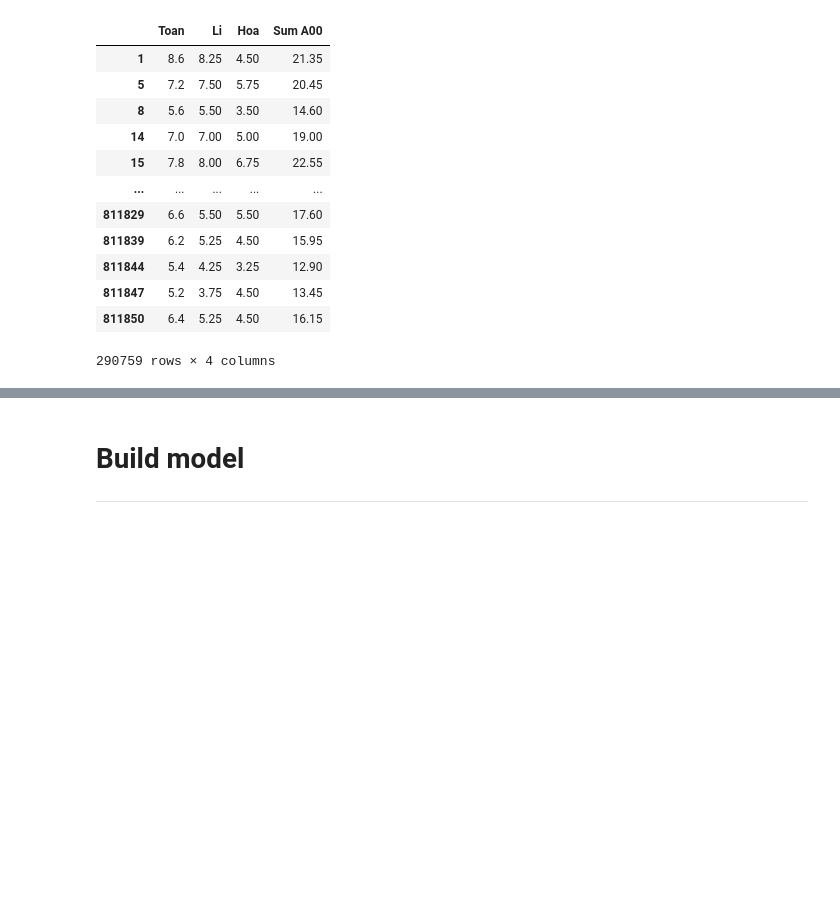
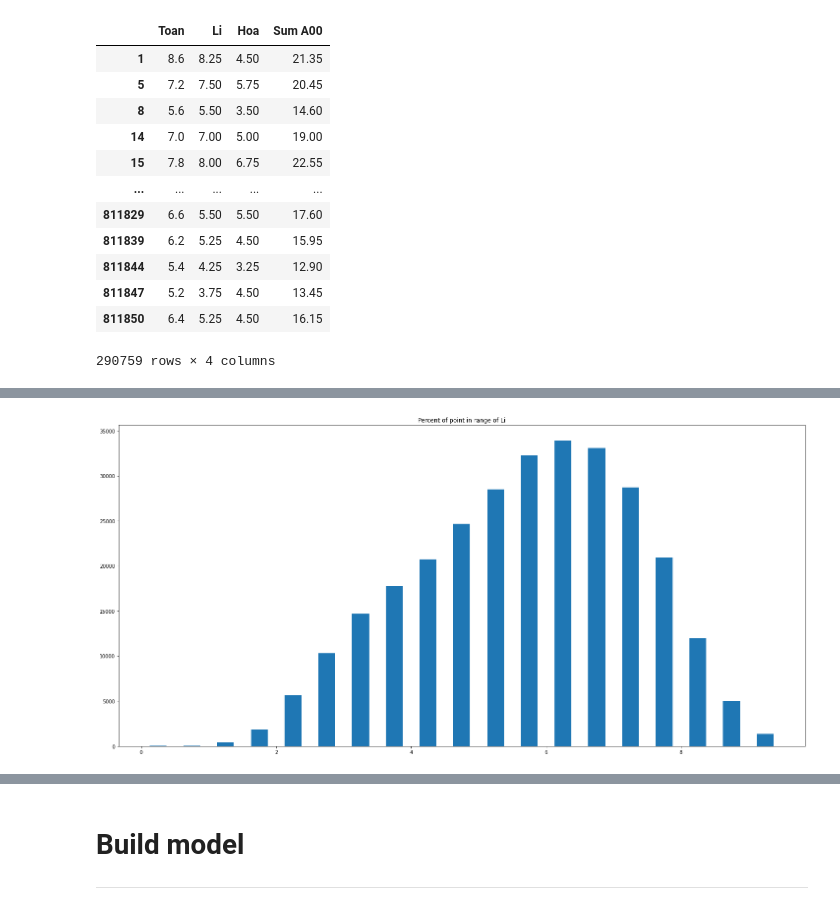
Before and after one commit to HoDangCao/Analyze-College-Entrance-Exam-Scores, a Jupyter notebook: demo.ipynb, the cells around one changed output, grey strips where cells are left out. Saved outputs shown, nothing was run; the diff lists cells and outputs as text; code cells hidden in the pictures; blank space fills up the shorter version.

```diff
--- a/demo.ipynb
+++ b/demo.ipynb
@@ -335,0 +365,4 @@ visualize_spectrum('Sum D01', get_subject_from_group('D01'))
+# %%
+create_structure_pie_chart('Li',0,10)
+# %% [output]
+[figure, added]
```
Also changed, not shown: parts of 14 cells of this notebook.
